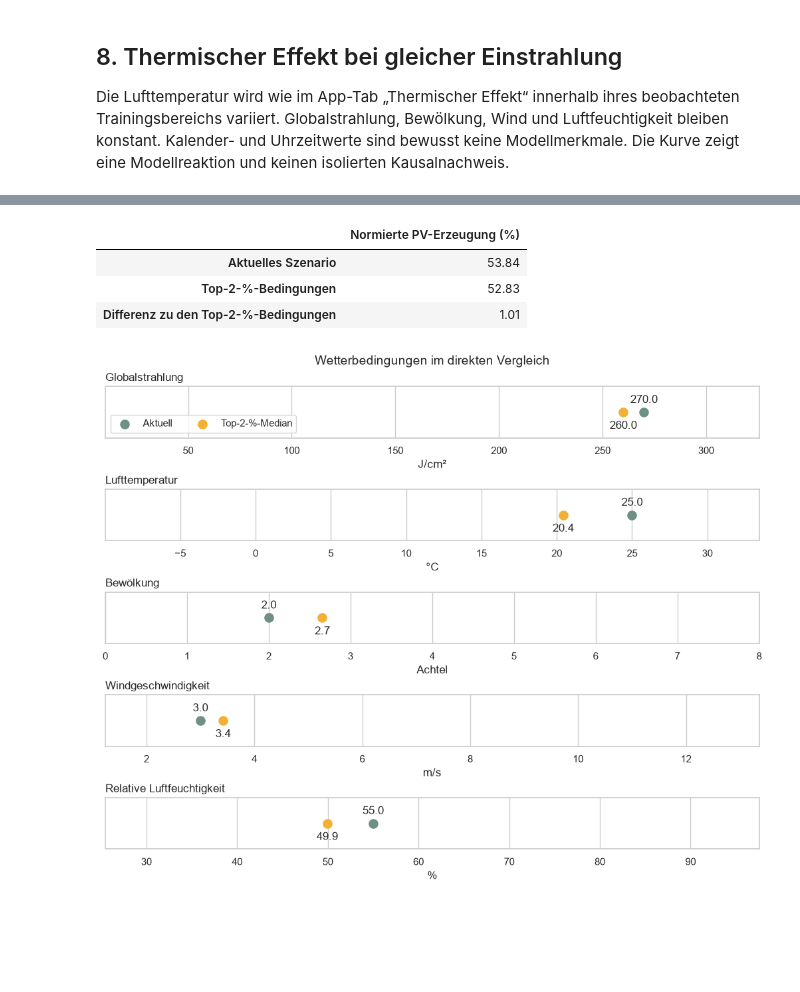
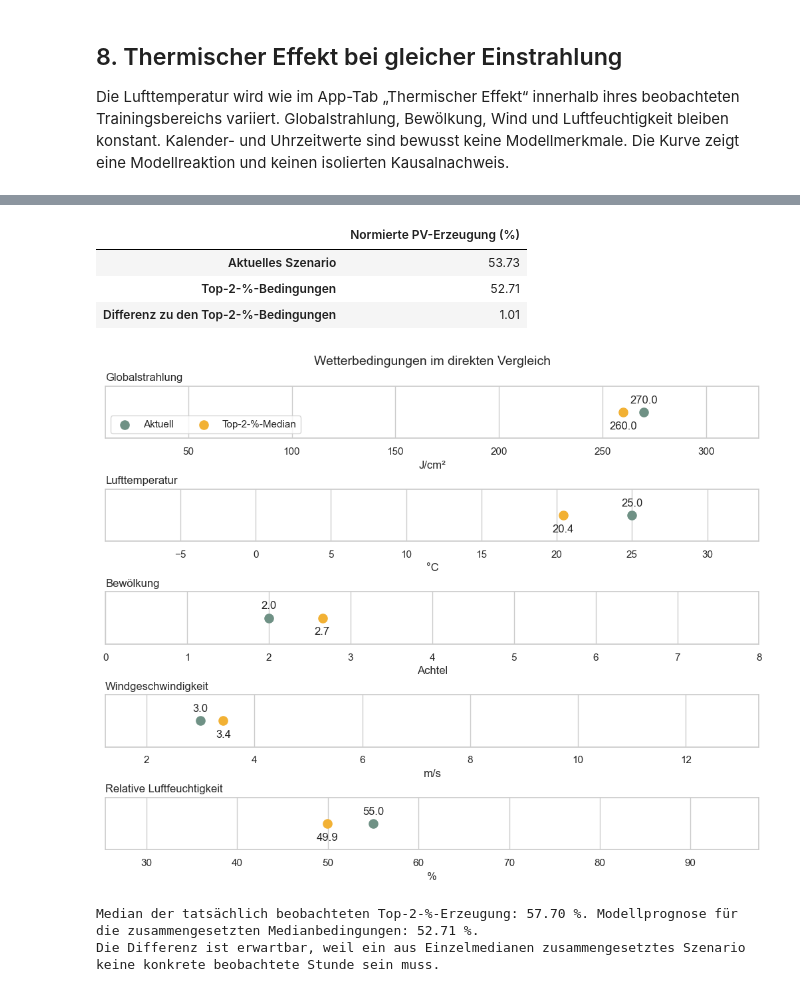
Before and after one commit to MoFrei98/BigDataPhotovoltaikerzeugung, a Jupyter notebook: notebooks/pv_wetter_deutschland.ipynb, the cells around one changed output, grey strips where cells are left out. Drawn from its saved outputs; the diff is of its cells as text; code cells hidden in the pictures; blank space fills up the shorter version.

```diff
--- a/notebooks/pv_wetter_deutschland.ipynb
+++ b/notebooks/pv_wetter_deutschland.ipynb
@@ -494,34 +851,48 @@ condition_specs = [
 fig, axes = plt.subplots(len(condition_specs), 1, figsize=(10, 8), constrained_layout=True)
 for index, (label, unit, minimum, maximum, current_value, optimal_value) in enumerate(
     condition_specs
 ):
     axis = axes[index]
     axis.scatter(current_value, 0, s=90, color="#6F9185", label="Aktuell")
     axis.scatter(optimal_value, 0, s=90, color="#F2B134", label="Top-2-%-Median")
     axis.set_xlim(minimum, maximum)
     axis.set_yticks([])
     axis.set_xlabel(unit)
     axis.set_title(label, loc="left")
     axis.annotate(
         f"{current_value:.1f}",
         (current_value, 0),
         xytext=(0, 10),
         textcoords="offset points",
         ha="center",
     )
     axis.annotate(
         f"{optimal_value:.1f}",
         (optimal_value, 0),
         xytext=(0, -18),
         textcoords="offset points",
         ha="center",
     )
 axes[0].legend(loc="lower left", ncol=2)
 fig.suptitle("Wetterbedingungen im direkten Vergleich", fontsize=14)
 plt.show()
+
+observed_top_median = top[TARGET].median() * 100
+print(
+    f"Median der tatsächlich beobachteten Top-2-%-Erzeugung: "
+    f"{observed_top_median:.2f} %. Modellprognose für die zusammengesetzten "
+    f"Medianbedingungen: "
+    f"{optimal_prediction['normalized_pv_prediction'] * 100:.2f} %."
+)
+print(
+    "Die Differenz ist erwartbar, weil ein aus Einzelmedianen zusammengesetztes "
+    "Szenario keine konkrete beobachtete Stunde sein muss."
+)
 # %% [output]
 |  | Normierte PV-Erzeugung (%) |
-| Aktuelles Szenario | 53.84 |
-| Top-2-%-Bedingungen | 52.83 |
+| Aktuelles Szenario | 53.73 |
+| Top-2-%-Bedingungen | 52.71 |
 | Differenz zu den Top-2-%-Bedingungen | 1.01 |
 [figure]
+Median der tatsächlich beobachteten Top-2-%-Erzeugung: 57.70 %. Modellprognose für die zusammengesetzten Medianbedingungen: 52.71 %.
+Die Differenz ist erwartbar, weil ein aus Einzelmedianen zusammengesetztes Szenario keine konkrete beobachtete Stunde sein muss.
```
Also changed, not shown: parts of 23 cells of this notebook, 2 other files.
